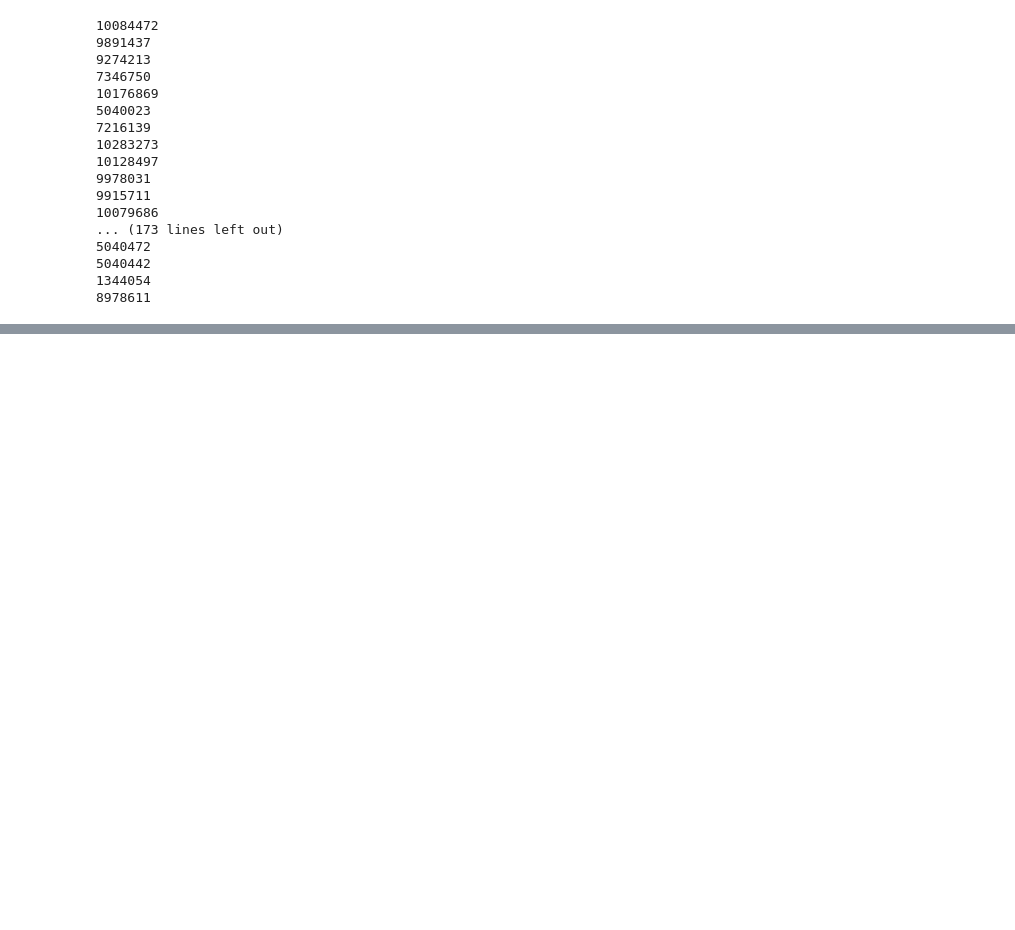
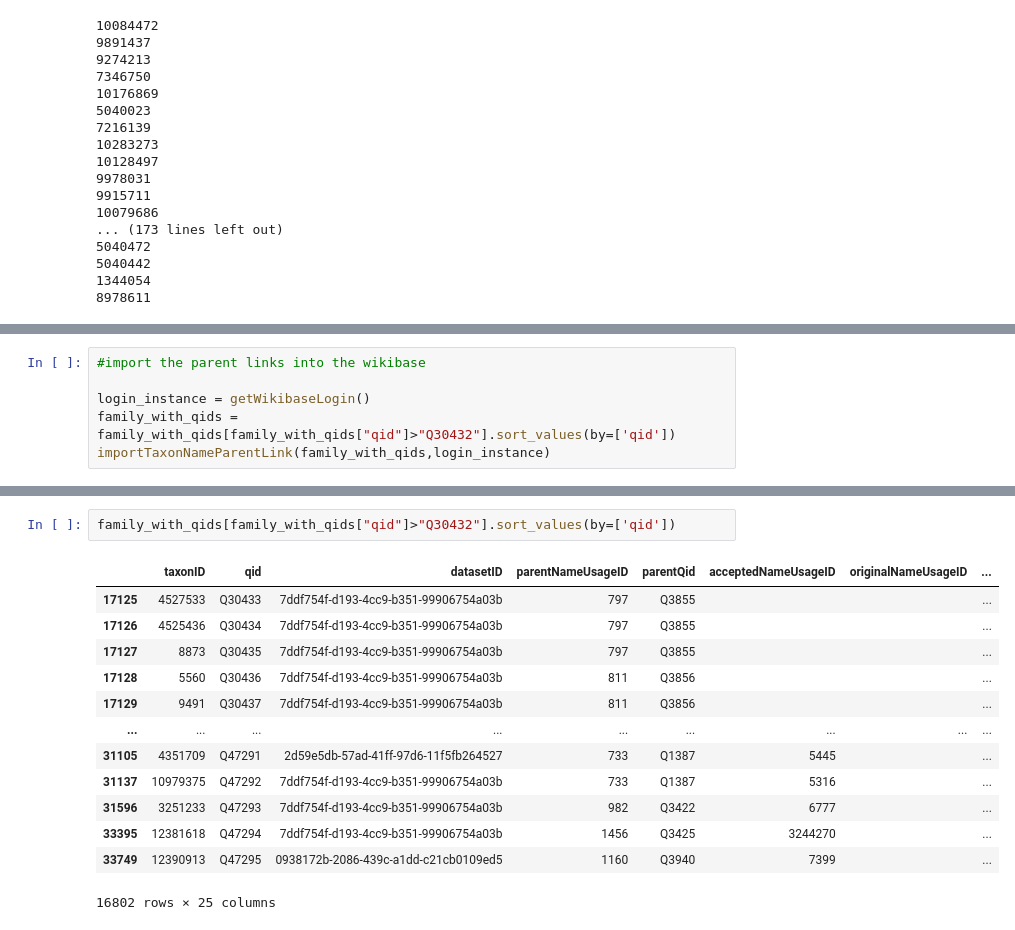
Before and after one commit to DavidFichtmueller/TRE-Import, a Jupyter notebook: TRE Taxonomic Backbone Import.ipynb, the cells around one changed output, grey strips where cells are left out. Drawn from its saved outputs; the diff is of its cells as text; blank space fills up the shorter version.

```diff
--- a/TRE Taxonomic Backbone Import.ipynb
+++ b/TRE Taxonomic Backbone Import.ipynb
@@ -637,0 +1154,6 @@ importTaxonName(family,login_instance)
+# %%
+#import the parent links into the wikibase
+
+login_instance = getWikibaseLogin()
+family_with_qids = family_with_qids[family_with_qids["qid"]>"Q30432"].sort_values(by=['qid'])
+importTaxonNameParentLink(family_with_qids,login_instance)
@@ -637,0 +1196,16 @@ importTaxonName(family,login_instance)
+# %%
+family_with_qids[family_with_qids["qid"]>"Q30432"].sort_values(by=['qid'])
+# %% [output]
+|  | taxonID | qid | datasetID | parentNameUsageID | parentQid | acceptedNameUsageID | originalNameUsageID | ... |
+| 17125 | 4527533 | Q30433 | 7ddf754f-d193-4cc9-b351-99906754a03b | 797 | Q3855 |  |  | ... |
+| 17126 | 4525436 | Q30434 | 7ddf754f-d193-4cc9-b351-99906754a03b | 797 | Q3855 |  |  | ... |
+| 17127 | 8873 | Q30435 | 7ddf754f-d193-4cc9-b351-99906754a03b | 797 | Q3855 |  |  | ... |
+| 17128 | 5560 | Q30436 | 7ddf754f-d193-4cc9-b351-99906754a03b | 811 | Q3856 |  |  | ... |
+| 17129 | 9491 | Q30437 | 7ddf754f-d193-4cc9-b351-99906754a03b | 811 | Q3856 |  |  | ... |
+| ... | ... | ... | ... | ... | ... | ... | ... | ... |
+| 31105 | 4351709 | Q47291 | 2d59e5db-57ad-41ff-97d6-11f5fb264527 | 733 | Q1387 | 5445 |  | ... |
+| 31137 | 10979375 | Q47292 | 7ddf754f-d193-4cc9-b351-99906754a03b | 733 | Q1387 | 5316 |  | ... |
+| 31596 | 3251233 | Q47293 | 7ddf754f-d193-4cc9-b351-99906754a03b | 982 | Q3422 | 6777 |  | ... |
+| 33395 | 12381618 | Q47294 | 7ddf754f-d193-4cc9-b351-99906754a03b | 1456 | Q3425 | 3244270 |  | ... |
+| 33749 | 12390913 | Q47295 | 0938172b-2086-439c-a1dd-c21cb0109ed5 | 1160 | Q3940 | 7399 |  | ... |
+16802 rows × 25 columns
```
Also changed, not shown: parts of 37 cells of this notebook.
